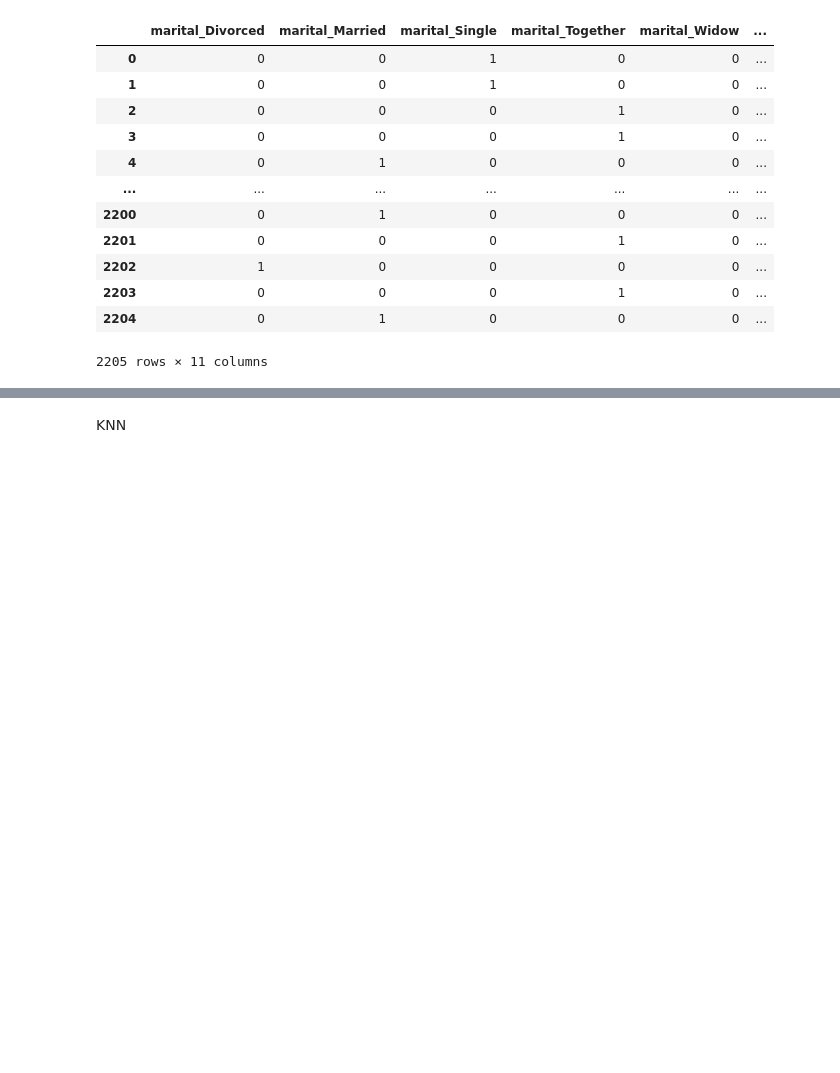
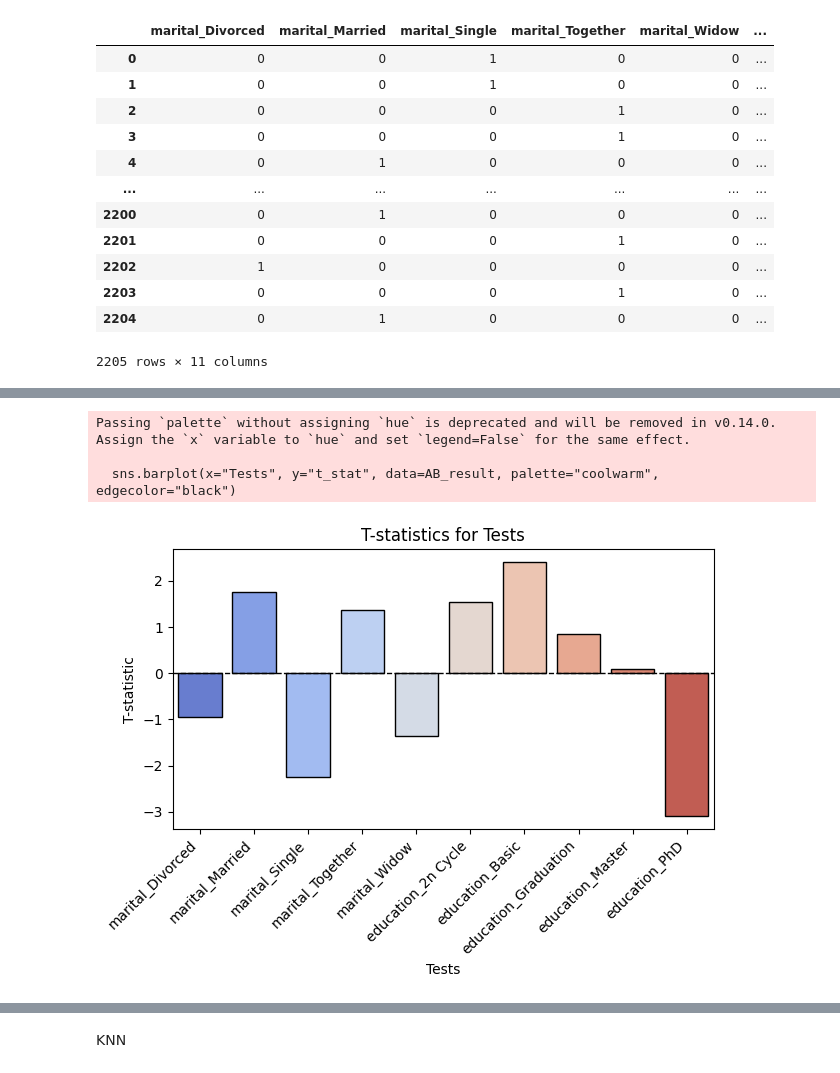
Before and after one commit to kevintao0417/F24_DATA110, a Jupyter notebook: Project/F1/customer_data.ipynb, the cells around one changed output, grey strips where cells are left out. Cells and saved outputs as stored; diff of their text form; code cells hidden in the pictures; blank space fills up the shorter version.

Commit message:
bar plot

```diff
--- a/Project/F1/customer_data.ipynb
+++ b/Project/F1/customer_data.ipynb
@@ -251 +251,14 @@ AB_result
 | 9 | education_PhD | -3.094078 | 0.001999 |
+# %%
+sns.barplot(x="Tests", y="t_stat", data=AB_result, palette="coolwarm", edgecolor="black")
+plt.xticks(rotation=45, ha="right")
+plt.axhline(0, color="black", linestyle="--", linewidth=1)
+plt.title("T-statistics for Tests")
+plt.xlabel("Tests")
+plt.ylabel("T-statistic")
+plt.tight_layout()
+# %% [output]
+Passing `palette` without assigning `hue` is deprecated and will be removed in v0.14.0. Assign the `x` variable to `hue` and set `legend=False` for the same effect.
+
+  sns.barplot(x="Tests", y="t_stat", data=AB_result, palette="coolwarm", edgecolor="black")
+[figure, added]
```
Also changed, not shown: parts of 7 cells of this notebook.
